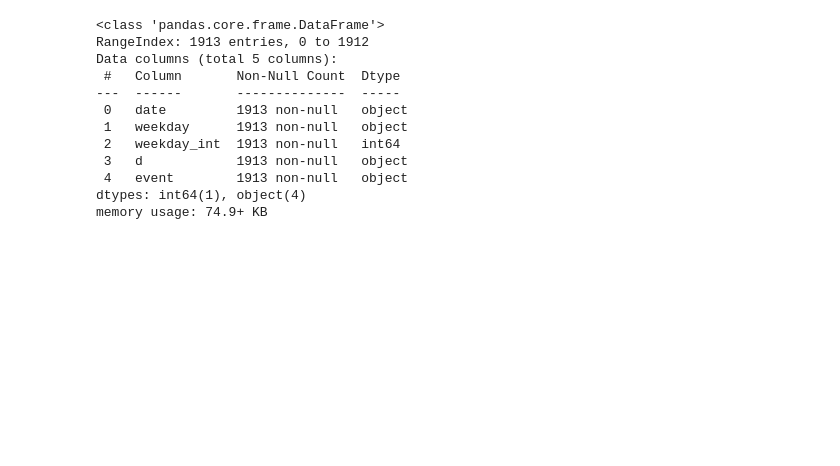
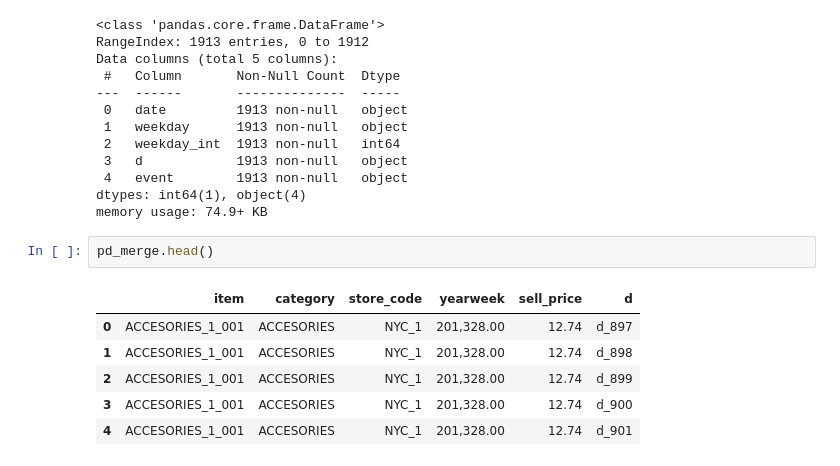
Before and after one commit to pepitogrillo7/TFM-DS-MARKET-GRUPO-4-NUCLIO, a Jupyter notebook: NUCLIO TFM 1023/DSMarket/first_steps_dsmarket_Simeon.ipynb, the cells around one changed output. Drawn from its saved outputs; the diff is of its cells as text; blank space fills up the shorter version.

```diff
--- a/NUCLIO TFM 1023/DSMarket/first_steps_dsmarket_Simeon.ipynb
+++ b/NUCLIO TFM 1023/DSMarket/first_steps_dsmarket_Simeon.ipynb
@@ -537,3 +537,12 @@ Data columns (total 5 columns):
  4   event        1913 non-null   object
 dtypes: int64(1), object(4)
 memory usage: 74.9+ KB
+# %%
+pd_merge.head()
+# %% [output]
+|  | item | category | store_code | yearweek | sell_price | d |
+| 0 | ACCESORIES_1_001 | ACCESORIES | NYC_1 | 201,328.00 | 12.74 | d_897 |
+| 1 | ACCESORIES_1_001 | ACCESORIES | NYC_1 | 201,328.00 | 12.74 | d_898 |
+| 2 | ACCESORIES_1_001 | ACCESORIES | NYC_1 | 201,328.00 | 12.74 | d_899 |
+| 3 | ACCESORIES_1_001 | ACCESORIES | NYC_1 | 201,328.00 | 12.74 | d_900 |
+| 4 | ACCESORIES_1_001 | ACCESORIES | NYC_1 | 201,328.00 | 12.74 | d_901 |
```
Also changed, not shown: parts of 2 cells of this notebook.
